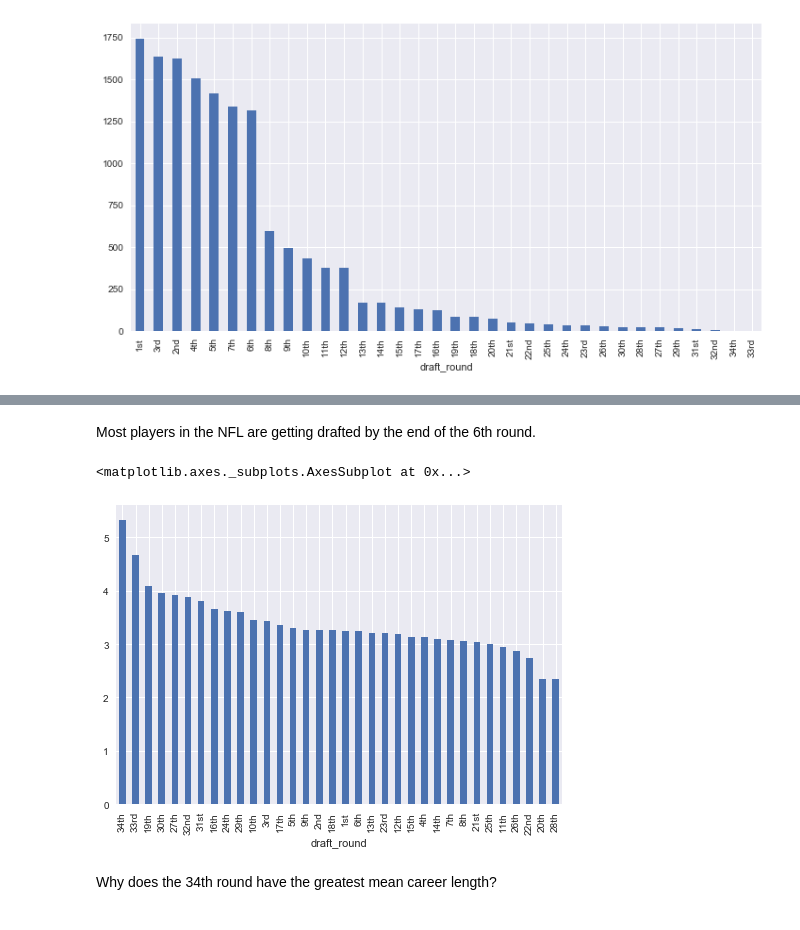
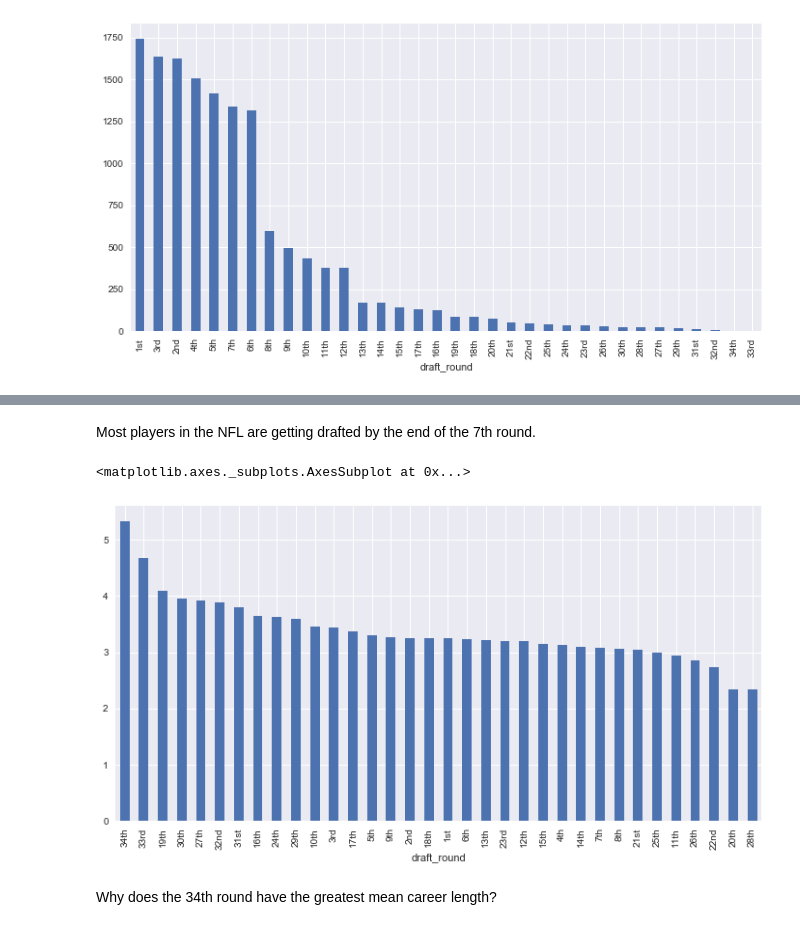
Before and after one commit to bennettjs/springboard, a Jupyter notebook: NFL player EDA.ipynb, the cells around one changed output, grey strips where cells are left out. Drawn from its saved outputs; the diff is of its cells as text; code cells hidden in the pictures.

```diff
--- a/NFL player EDA.ipynb
+++ b/NFL player EDA.ipynb
@@ -315,12 +315,12 @@ career_by_pick.head()
 # %% [markdown]
-Most players in the NFL are getting drafted by the end of the 6th round.
+Most players in the NFL are getting drafted by the end of the 7th round.
 # %%
 career_mean_by_pick = players.groupby('draft_round')['career_length'].mean()
 # %%
-career_mean_by_pick.sort_values(ascending=False).plot(kind='bar')
+career_mean_by_pick.sort_values(ascending=False).plot(kind='bar', figsize=(12,6))
 # %% [output]
 <matplotlib.axes._subplots.AxesSubplot at 0x...>
-[figure, old version]
+[figure, new version]
 # %% [markdown]
 Why does the 34th round have the greatest mean career length?
 # %%
```
Also changed, not shown: parts of 11 cells of this notebook.
